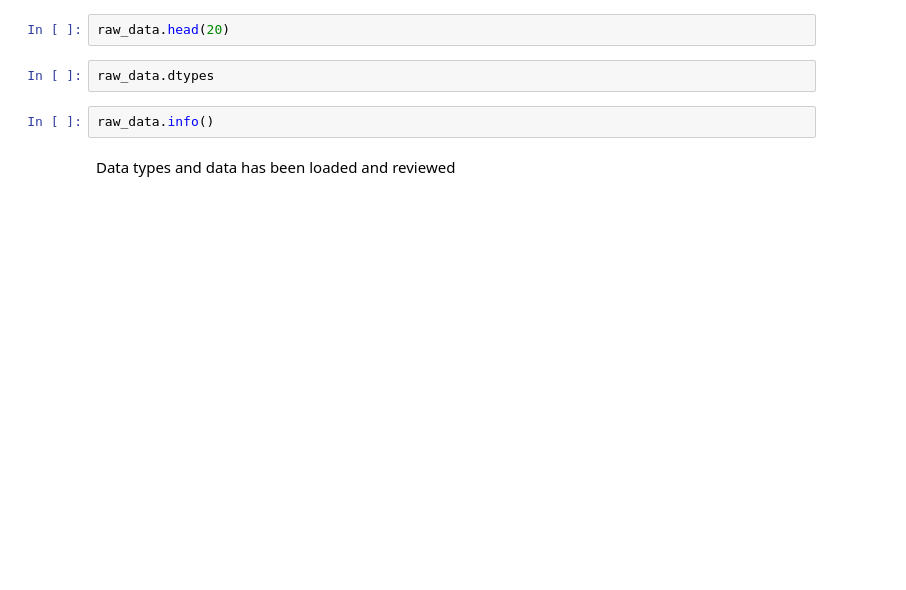
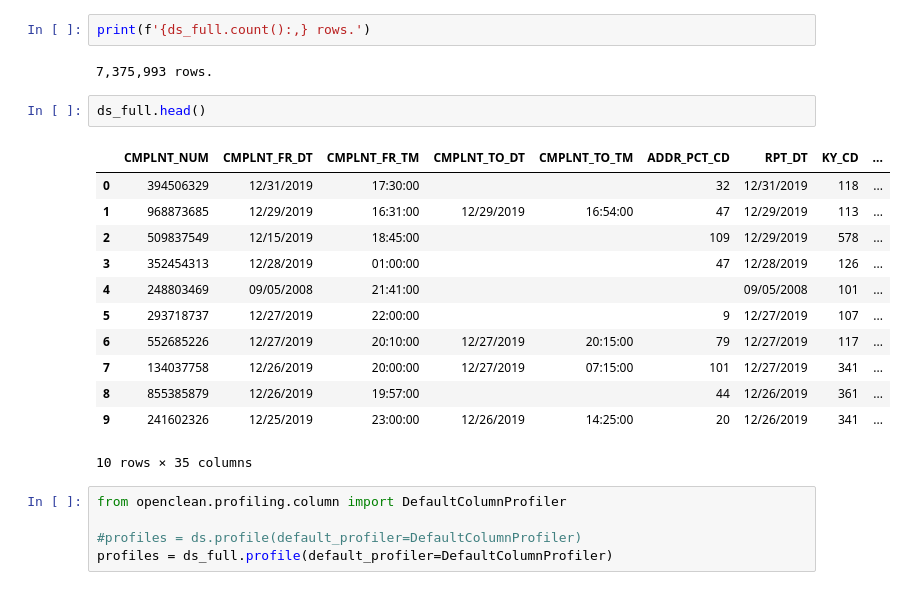
Before and after one commit to sakethreddy997/BigData-Nyu-NYPD-Complaint-Data-HistoricPublic-Safety, a Jupyter notebook: Bigdata_part1.ipynb, the cells around one changed output. Cells and saved outputs as stored; diff of their text form; blank space fills up the shorter version.

Commit message:
start data profiling

```diff
--- a/Bigdata_part1.ipynb
+++ b/Bigdata_part1.ipynb
@@ -55,8 +93,24 @@ raw_data = pd.read_csv(fn_dst)
-# %%
-raw_data.head(20)
-# %%
-raw_data.dtypes
-# %%
-raw_data.info()
-# %% [markdown]
-Data types and data has been loaded and reviewed
+# %%
+print(f'{ds_full.count():,} rows.')
+# %% [output]
+7,375,993 rows.
+# %%
+ds_full.head()
+# %% [output]
+|  | CMPLNT_NUM | CMPLNT_FR_DT | CMPLNT_FR_TM | CMPLNT_TO_DT | CMPLNT_TO_TM | ADDR_PCT_CD | RPT_DT | KY_CD | ... |
+| 0 | 394506329 | 12/31/2019 | 17:30:00 |  |  | 32 | 12/31/2019 | 118 | ... |
+| 1 | 968873685 | 12/29/2019 | 16:31:00 | 12/29/2019 | 16:54:00 | 47 | 12/29/2019 | 113 | ... |
+| 2 | 509837549 | 12/15/2019 | 18:45:00 |  |  | 109 | 12/29/2019 | 578 | ... |
+| 3 | 352454313 | 12/28/2019 | 01:00:00 |  |  | 47 | 12/28/2019 | 126 | ... |
+| 4 | 248803469 | 09/05/2008 | 21:41:00 |  |  |  | 09/05/2008 | 101 | ... |
+| 5 | 293718737 | 12/27/2019 | 22:00:00 |  |  | 9 | 12/27/2019 | 107 | ... |
+| 6 | 552685226 | 12/27/2019 | 20:10:00 | 12/27/2019 | 20:15:00 | 79 | 12/27/2019 | 117 | ... |
+| 7 | 134037758 | 12/26/2019 | 20:00:00 | 12/27/2019 | 07:15:00 | 101 | 12/27/2019 | 341 | ... |
+| 8 | 855385879 | 12/26/2019 | 19:57:00 |  |  | 44 | 12/26/2019 | 361 | ... |
+| 9 | 241602326 | 12/25/2019 | 23:00:00 | 12/26/2019 | 14:25:00 | 20 | 12/26/2019 | 341 | ... |
+10 rows × 35 columns
+# %%
+from openclean.profiling.column import DefaultColumnProfiler
+
+#profiles = ds.profile(default_profiler=DefaultColumnProfiler)
+profiles = ds_full.profile(default_profiler=DefaultColumnProfiler)
```
Also changed, not shown: parts of 22 cells of this notebook, 1 other file.
